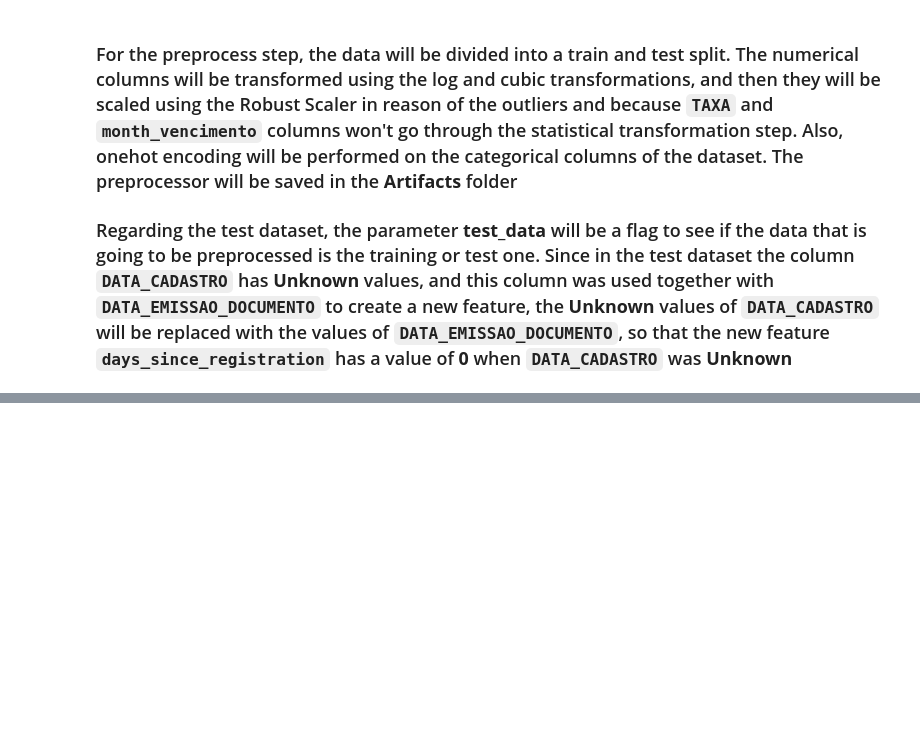
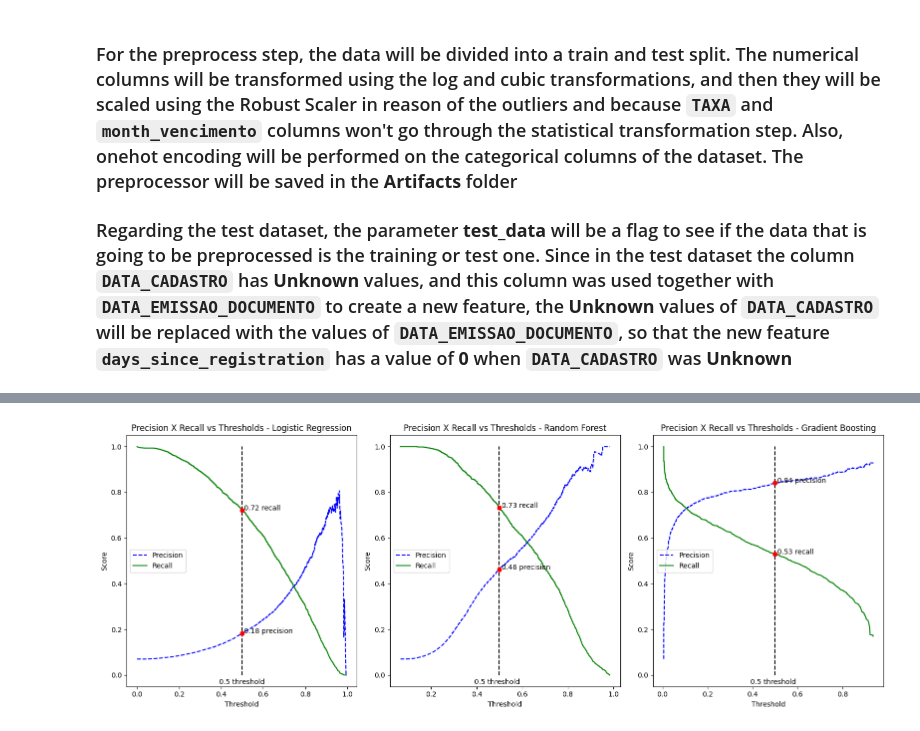
Before and after one commit to vitorccmanso/Customer-Default-Prediction, a Jupyter notebook: Notebooks/Model Training.ipynb, the cells around one changed output, grey strips where cells are left out. Cells and saved outputs as stored; diff of their text form; code cells hidden in the pictures; blank space fills up the shorter version.

```diff
--- a/Notebooks/Model Training.ipynb
+++ b/Notebooks/Model Training.ipynb
@@ -38,0 +93,4 @@ X_train, X_test, y_train, y_test = preprocess.preprocess_data(df, target_name="I
+# %%
+metrics_recall.plot_precision_recall_threshold(y_test, X_test, 1, 3)
+# %% [output]
+[figure, added]
```
Also changed, not shown: parts of 62 cells of this notebook, 2 other files.
